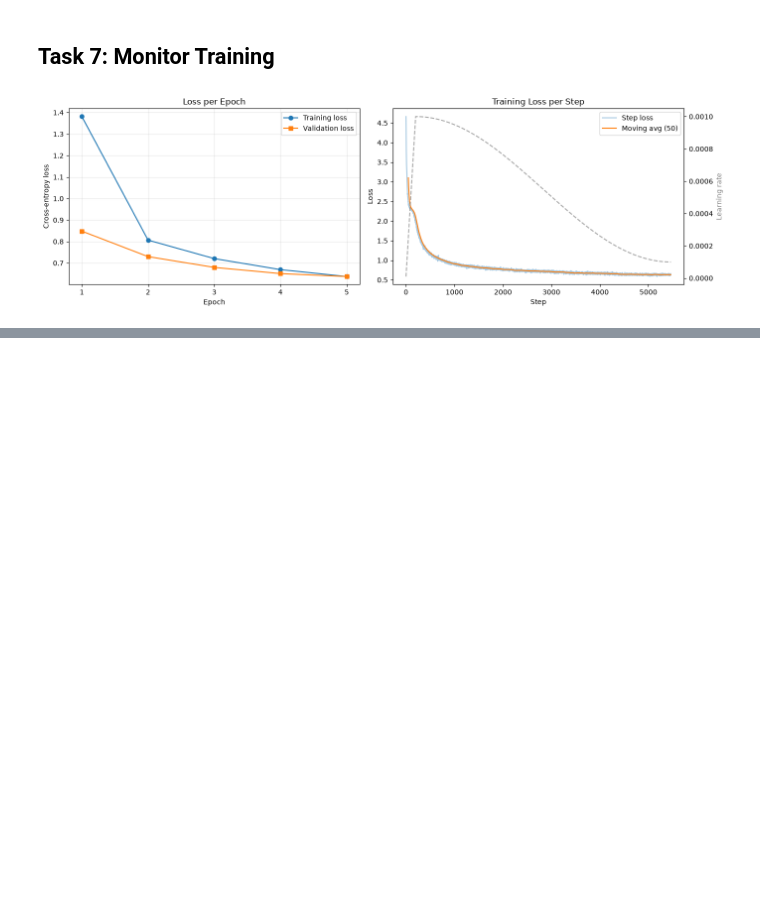
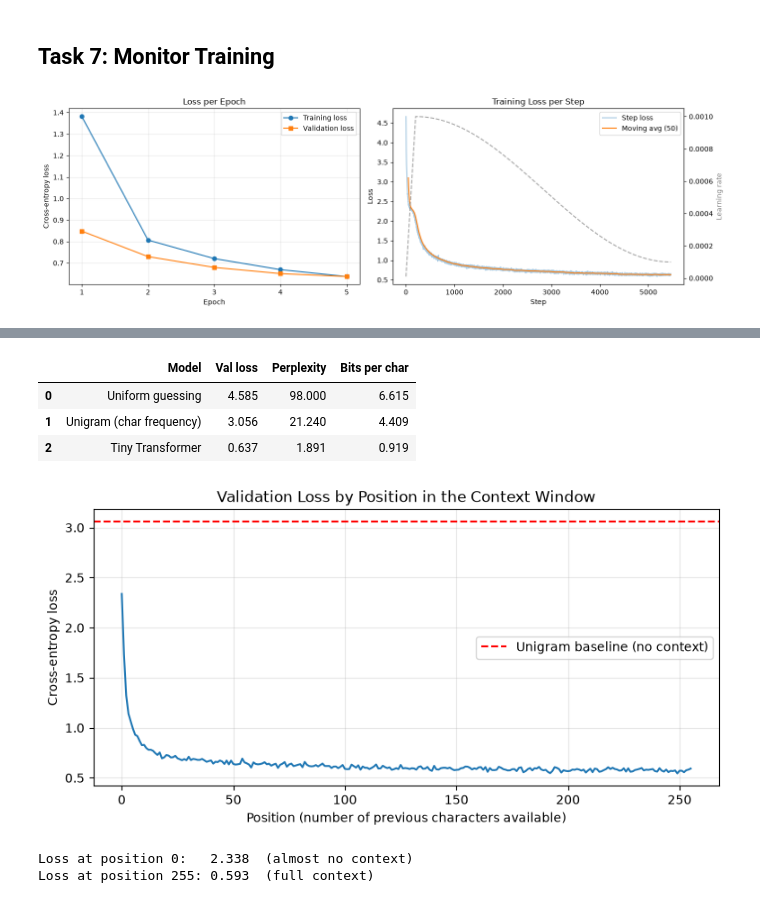
Before and after one commit to RavinduBatawala/Developing-a-Tiny-Transformer-Language-Model, a Jupyter notebook: notebooks/tiny_transformer.ipynb, the cells around one changed output, grey strips where cells are left out. Cells and saved outputs as stored; diff of their text form; code cells hidden in the pictures; blank space fills up the shorter version.

```diff
--- a/notebooks/tiny_transformer.ipynb
+++ b/notebooks/tiny_transformer.ipynb
@@ -710,0 +723,62 @@ plt.show()
+# %%
+import pandas as pd
+
+val_loss = evaluate(model, val_loader)
+val_ppl = math.exp(val_loss)
+
+# Baseline 1: uniform
+uniform_loss = math.log(vocab_size)
+
+# Baseline 2: unigram (character frequencies from training data, +1 smoothing)
+counts = torch.bincount(train_data, minlength=vocab_size).float() + 1
+probs = counts / counts.sum()
+unigram_loss = -torch.log(probs[val_data]).mean().item()
+
+results = pd.DataFrame({
+    "Model": ["Uniform guessing", "Unigram (char frequency)", "Tiny Transformer"],
+    "Val loss": [uniform_loss, unigram_loss, val_loss],
+    "Perplexity": [math.exp(uniform_loss), math.exp(unigram_loss), val_ppl],
+    "Bits per char": [uniform_loss / math.log(2), unigram_loss / math.log(2), val_loss / math.log(2)],
+})
+results.round(3)
+# %% [output]
+|  | Model | Val loss | Perplexity | Bits per char |
+| 0 | Uniform guessing | 4.585 | 98.000 | 6.615 |
+| 1 | Unigram (char frequency) | 3.056 | 21.240 | 4.409 |
+| 2 | Tiny Transformer | 0.637 | 1.891 | 0.919 |
+# %%
+# Average loss at each position in the 256-character context window
+@torch.no_grad()
+def loss_by_position(model, loader):
+    model.eval()
+    total = torch.zeros(BLOCK_SIZE, device=device)
+    n = 0
+    for x, y in loader:
+        x, y = x.to(device), y.to(device)
+        with torch.autocast(device_type="cuda", dtype=torch.bfloat16, enabled=(device == "cuda")):
+            logits, _ = model(x)
+        loss = F.cross_entropy(logits.float().view(-1, logits.size(-1)), y.view(-1),
+                               reduction="none").view(y.shape)
+        total += loss.sum(dim=0)
+        n += y.size(0)
+    model.train()
+    return (total / n).cpu().numpy()
+
+pos_loss = loss_by_position(model, val_loader)
+
+plt.figure(figsize=(9, 4))
+plt.plot(pos_loss)
+plt.axhline(unigram_loss, color="red", linestyle="--", label="Unigram baseline (no context)")
+plt.title("Validation Loss by Position in the Context Window")
+plt.xlabel("Position (number of previous characters available)")
+plt.ylabel("Cross-entropy loss")
+plt.legend()
+plt.grid(alpha=0.3)
+plt.show()
+
+print(f"Loss at position 0:   {pos_loss[0]:.3f}  (almost no context)")
+print(f"Loss at position 255: {pos_loss[-1]:.3f}  (full context)")
+# %% [output]
+[figure, added]
+Loss at position 0:   2.338  (almost no context)
+Loss at position 255: 0.593  (full context)
```
Also changed, not shown: parts of 25 cells of this notebook, 1 other file.
